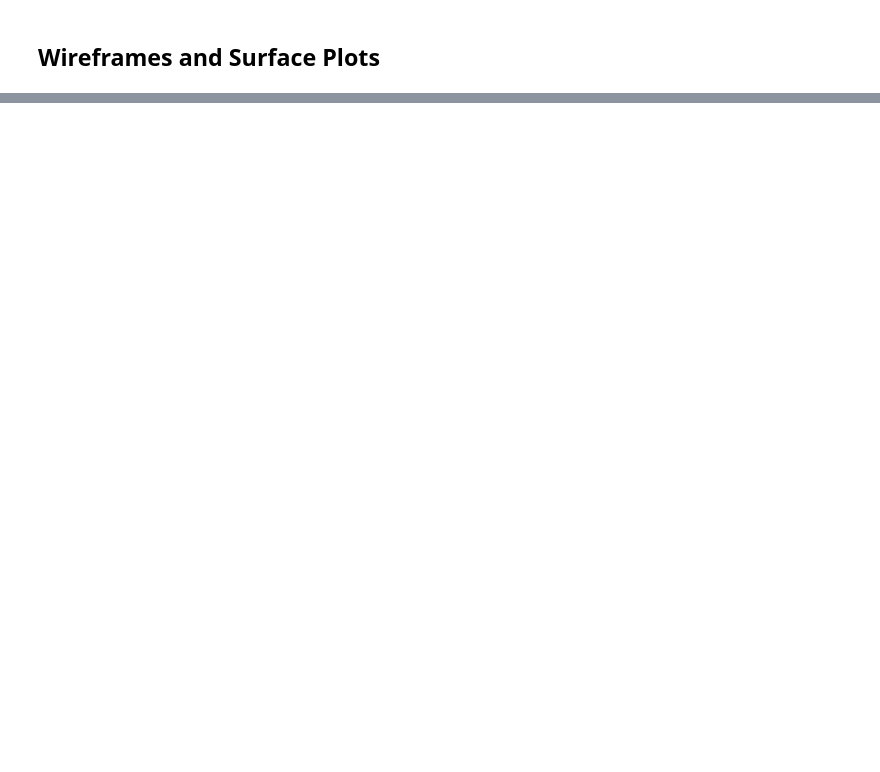
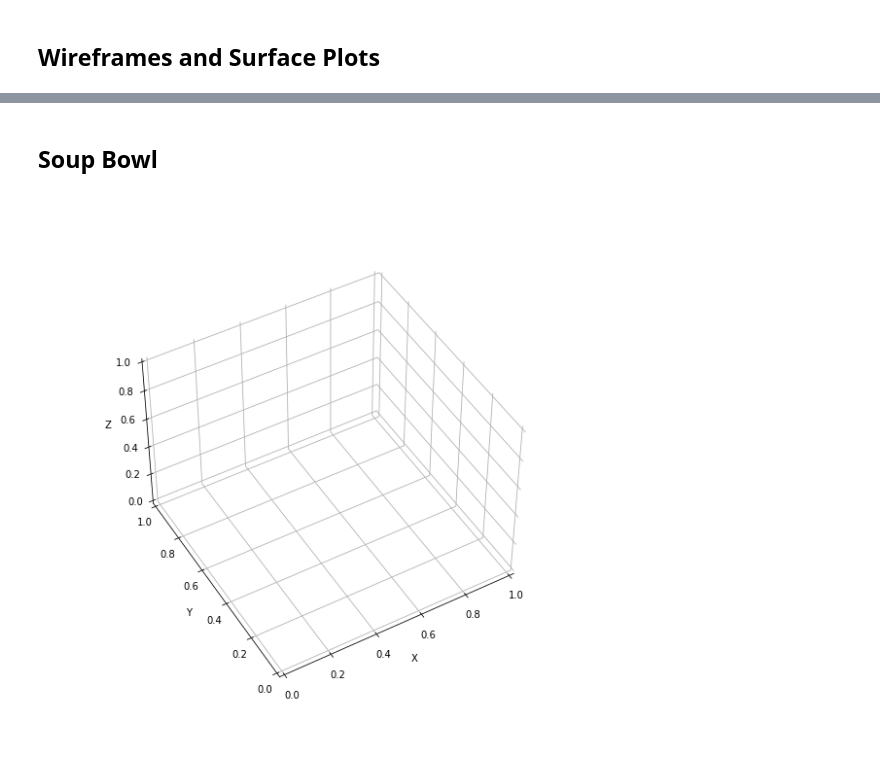
Before and after one commit to PaulToronto/Math-and-Data-Science-Reference, a Jupyter notebook: 3D_Plotting_in_Matplotlib.ipynb, the cells around one changed output, grey strips where cells are left out. Drawn from its saved outputs; the diff is of its cells as text; code cells hidden in the pictures; blank space fills up the shorter version.

```diff
--- a/3D_Plotting_in_Matplotlib.ipynb
+++ b/3D_Plotting_in_Matplotlib.ipynb
@@ -138,0 +165,24 @@ plt.show()
+# %% [markdown]
+## Soup Bowl
+# %%
+fig = plt.figure(figsize=(8, 8))
+ax = fig.add_subplot(111, projection = '3d')
+
+ax.set_xlabel('X')
+ax.set_ylabel('Y')
+ax.set_zlabel('Z')
+
+ax.xaxis.set_pane_color((1.0, 1.0, 1.0, 0.0))
+ax.yaxis.set_pane_color((1.0, 1.0, 1.0, 0.0))
+ax.zaxis.set_pane_color((1.0, 1.0, 1.0, 0.0))
+
+# this is the default
+#ax.zaxis.set_rotate_label(False)
+
+ax.view_init(45, -120)
+
+w = np.linspace(-20, 20, 100)
+b = np.linspace(-20, 20, 100)
+z = np.zeros((len(w), len(b)))
+# %% [output]
+[figure, added]
```
Also changed, not shown: parts of 13 cells of this notebook.
